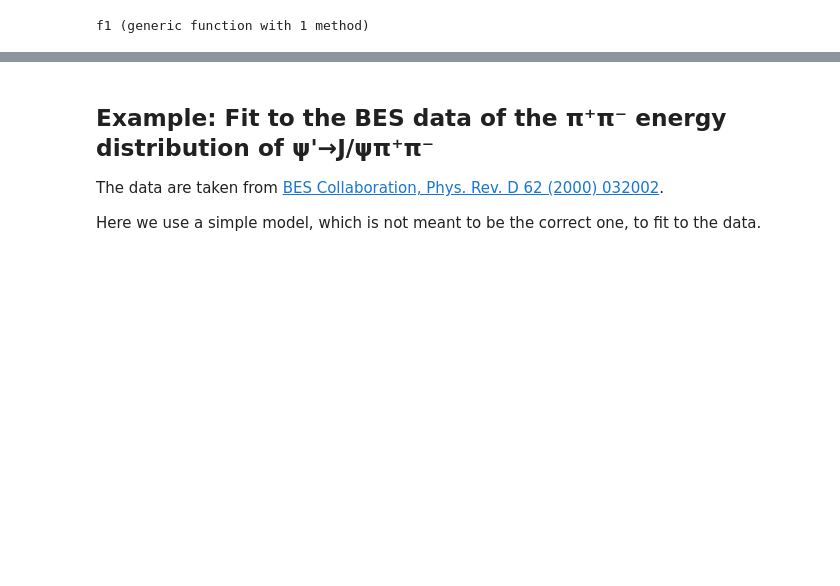
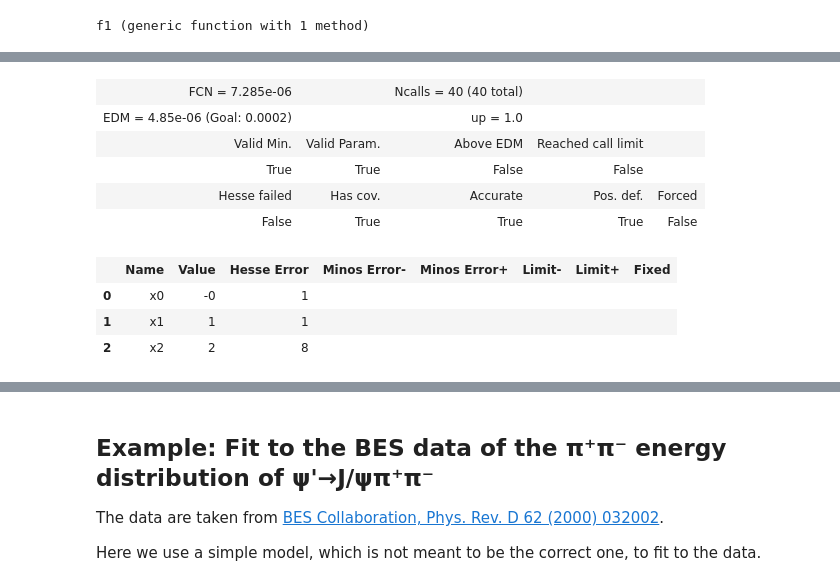
Before and after one commit to fkguo/IMinuit.jl, a Jupyter notebook: docs/example.ipynb, the cells around one changed output, grey strips where cells are left out. Saved outputs shown, nothing was run; the diff lists cells and outputs as text; code cells hidden in the pictures; blank space fills up the shorter version.

```diff
--- a/docs/example.ipynb
+++ b/docs/example.ipynb
@@ -16 +32,16 @@ f1 (generic function with 1 method)
+# %%
+# a new fit can continue from the previous fit
+m_new = Minuit(f, m, fix_x0 = false)
+migrad(m_new)
+# %% [output]
+| FCN = 7.285e-06 |  | Ncalls = 40 (40 total) |  |  |
+| EDM = 4.85e-06 (Goal: 0.0002) |  | up = 1.0 |  |  |
+| Valid Min. | Valid Param. | Above EDM | Reached call limit |  |
+| True | True | False | False |  |
+| Hesse failed | Has cov. | Accurate | Pos. def. | Forced |
+| False | True | True | True | False |
+|  | Name | Value | Hesse Error | Minos Error- | Minos Error+ | Limit- | Limit+ | Fixed |
+| 0 | x0 | -0 | 1 |  |  |  |  |  |
+| 1 | x1 | 1 | 1 |  |  |  |  |  |
+| 2 | x2 | 2 | 8 |  |  |  |  |  |
 # %%
```
Also changed, not shown: parts of 20 cells of this notebook, 1 other file.
